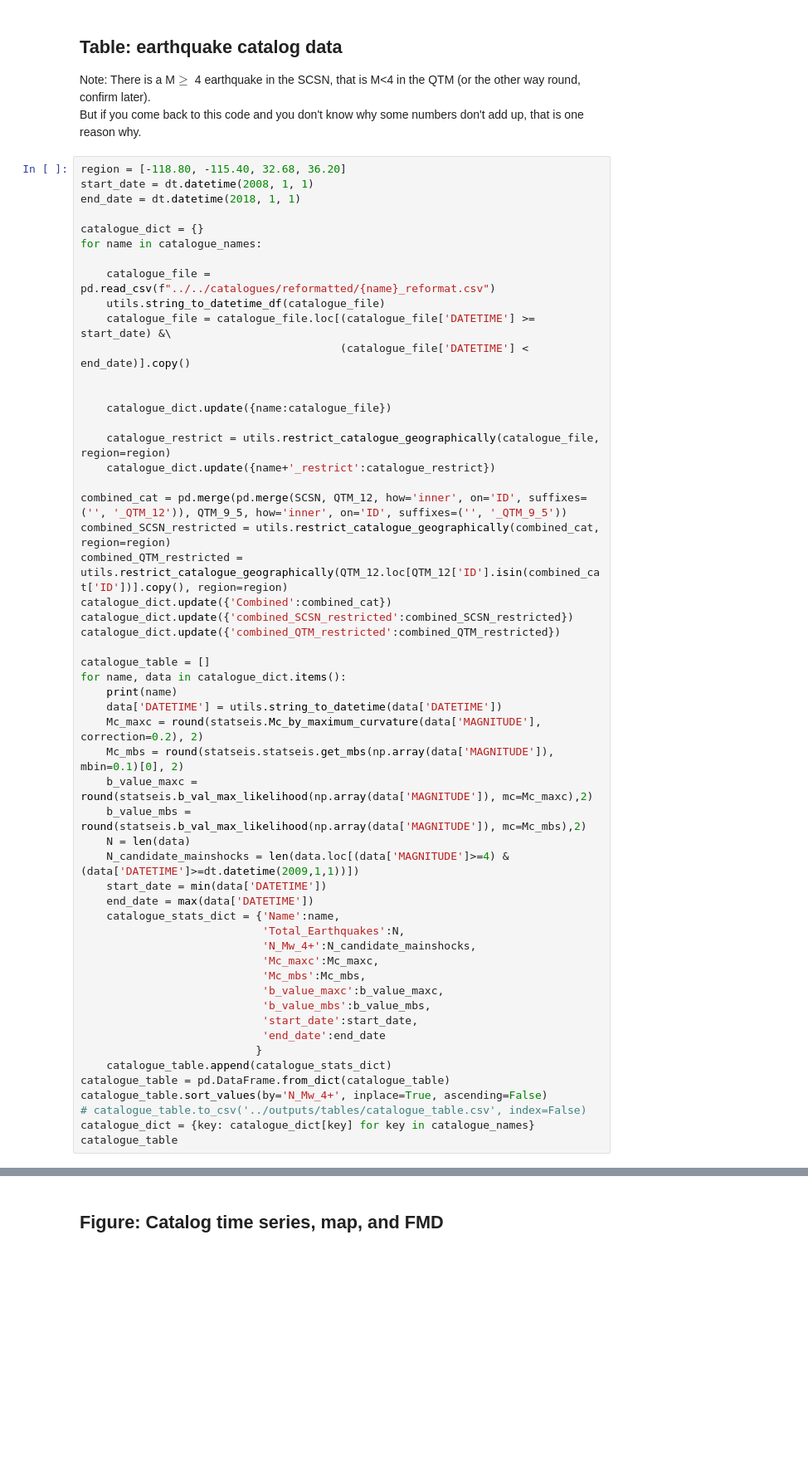
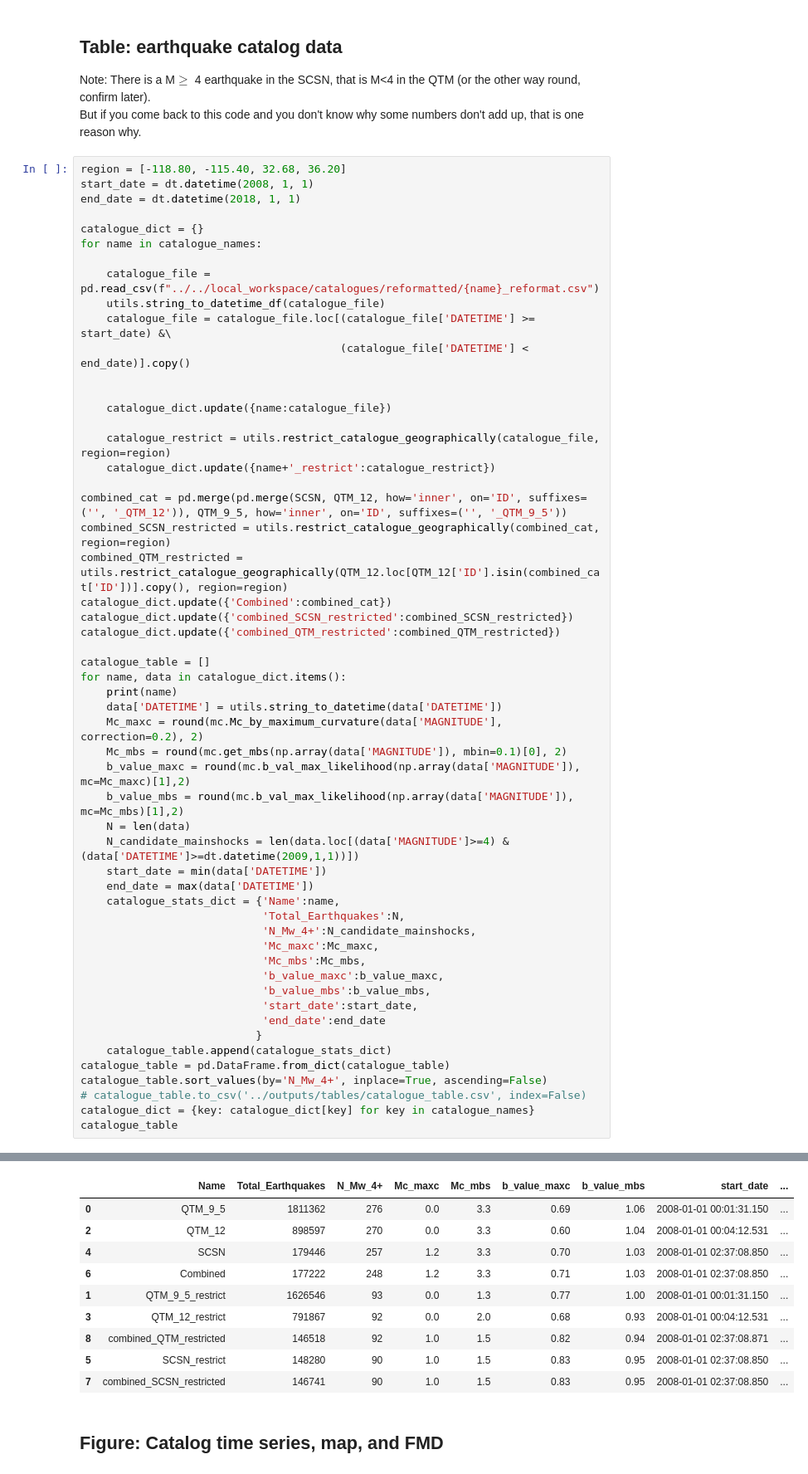
Before and after one commit to RussellAzadKhan/foreshock_rate_estimates, a Jupyter notebook: workflow.ipynb, the cells around one changed output, grey strips where cells are left out. Shown at 83% size. Cells and saved outputs as stored; diff of their text form; blank space fills up the shorter version.

```diff
--- a/workflow.ipynb
+++ b/workflow.ipynb
@@ -405,7 +300,7 @@ end_date = dt.datetime(2018, 1, 1)
 catalogue_dict = {}
 for name in catalogue_names:
 
-    catalogue_file = pd.read_csv(f"../../catalogues/reformatted/{name}_reformat.csv")
+    catalogue_file = pd.read_csv(f"../../local_workspace/catalogues/reformatted/{name}_reformat.csv")
     utils.string_to_datetime_df(catalogue_file)
     catalogue_file = catalogue_file.loc[(catalogue_file['DATETIME'] >= start_date) &\
                                         (catalogue_file['DATETIME'] < end_date)].copy()
@@ -427,10 +322,10 @@ catalogue_table = []
 for name, data in catalogue_dict.items():
     print(name)
     data['DATETIME'] = utils.string_to_datetime(data['DATETIME'])
-    Mc_maxc = round(statseis.Mc_by_maximum_curvature(data['MAGNITUDE'], correction=0.2), 2)
-    Mc_mbs = round(statseis.statseis.get_mbs(np.array(data['MAGNITUDE']), mbin=0.1)[0], 2)
-    b_value_maxc = round(statseis.b_val_max_likelihood(np.array(data['MAGNITUDE']), mc=Mc_maxc),2)
-    b_value_mbs = round(statseis.b_val_max_likelihood(np.array(data['MAGNITUDE']), mc=Mc_mbs),2)
+    Mc_maxc = round(mc.Mc_by_maximum_curvature(data['MAGNITUDE'], correction=0.2), 2)
+    Mc_mbs = round(mc.get_mbs(np.array(data['MAGNITUDE']), mbin=0.1)[0], 2)
+    b_value_maxc = round(mc.b_val_max_likelihood(np.array(data['MAGNITUDE']), mc=Mc_maxc)[1],2)
+    b_value_mbs = round(mc.b_val_max_likelihood(np.array(data['MAGNITUDE']), mc=Mc_mbs)[1],2)
     N = len(data)
     N_candidate_mainshocks = len(data.loc[(data['MAGNITUDE']>=4) & (data['DATETIME']>=dt.datetime(2009,1,1))])
     start_date = min(data['DATETIME'])
@@ -451,3 +346,4 @@ catalogue_table.sort_values(by='N_Mw_4+', inplace=True, ascending=False)
 # catalogue_table.to_csv('../outputs/tables/catalogue_table.csv', index=False)
 catalogue_dict = {key: catalogue_dict[key] for key in catalogue_names}
 catalogue_table
+# %% [output]
@@ -454,3 +368,13 @@ catalogue_table
+|  | Name | Total_Earthquakes | N_Mw_4+ | Mc_maxc | Mc_mbs | b_value_maxc | b_value_mbs | start_date | ... |
+| 0 | QTM_9_5 | 1811362 | 276 | 0.0 | 3.3 | 0.69 | 1.06 | 2008-01-01 00:01:31.150 | ... |
+| 2 | QTM_12 | 898597 | 270 | 0.0 | 3.3 | 0.60 | 1.04 | 2008-01-01 00:04:12.531 | ... |
+| 4 | SCSN | 179446 | 257 | 1.2 | 3.3 | 0.70 | 1.03 | 2008-01-01 02:37:08.850 | ... |
+| 6 | Combined | 177222 | 248 | 1.2 | 3.3 | 0.71 | 1.03 | 2008-01-01 02:37:08.850 | ... |
+| 1 | QTM_9_5_restrict | 1626546 | 93 | 0.0 | 1.3 | 0.77 | 1.00 | 2008-01-01 00:01:31.150 | ... |
+| 3 | QTM_12_restrict | 791867 | 92 | 0.0 | 2.0 | 0.68 | 0.93 | 2008-01-01 00:04:12.531 | ... |
+| 8 | combined_QTM_restricted | 146518 | 92 | 1.0 | 1.5 | 0.82 | 0.94 | 2008-01-01 02:37:08.871 | ... |
+| 5 | SCSN_restrict | 148280 | 90 | 1.0 | 1.5 | 0.83 | 0.95 | 2008-01-01 02:37:08.850 | ... |
+| 7 | combined_SCSN_restricted | 146741 | 90 | 1.0 | 1.5 | 0.83 | 0.95 | 2008-01-01 02:37:08.850 | ... |
 # %% [markdown]
 ## Figure: Catalog time series, map, and FMD
 # %%
```
Also changed, not shown: parts of 215 cells of this notebook.
